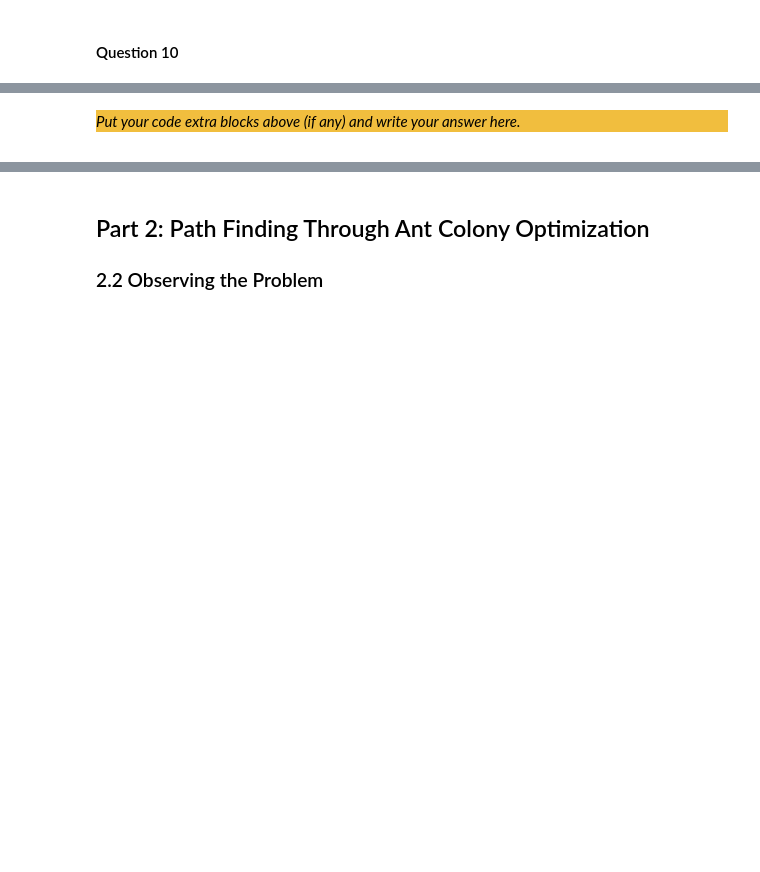
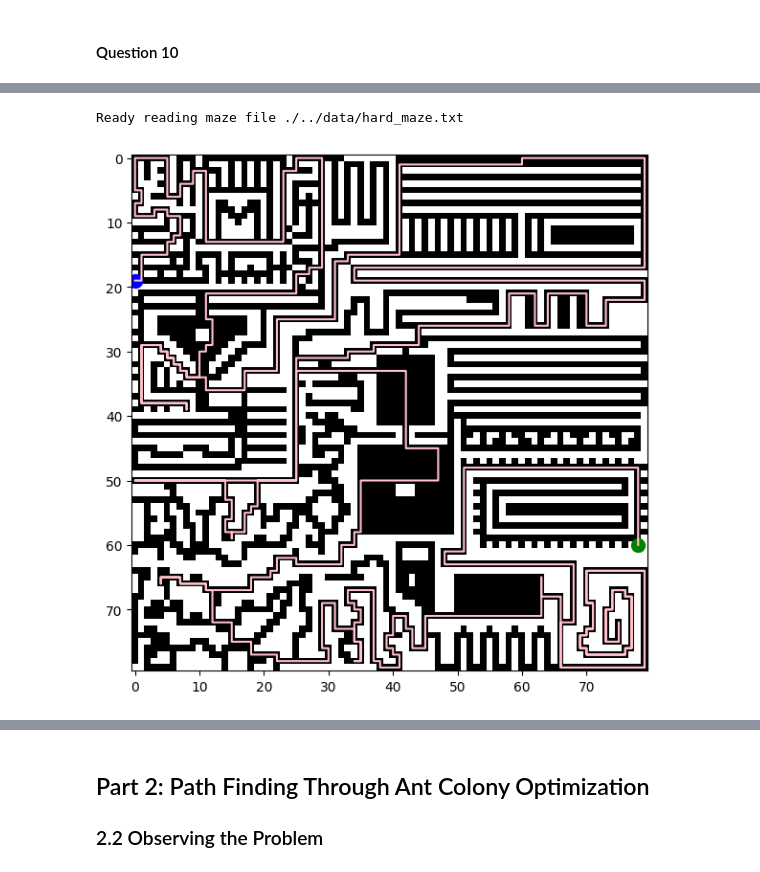
Before and after one commit to BCC-0/Assignment_2_ACO, a Jupyter notebook: src/Main.ipynb, the cells around one changed output, grey strips where cells are left out. Saved outputs shown, nothing was run; the diff lists cells and outputs as text; code cells hidden in the pictures; blank space fills up the shorter version.

```diff
--- a/src/Main.ipynb
+++ b/src/Main.ipynb
@@ -219,4 +315,59 @@ tsp_data.write_action_file(solution, "./../data/tsp_solution.txt")
-# %% [markdown]
-<div style="background-color:#f1be3e">
-
-_Put your code extra blocks above (if any) and write your answer here._
+# %%
+# REMOVE BEFORE HANDING IN. ONLY USED FOR VISUALIZATION OF THE GA SOLUTION.
+
+from VisualizerHelpers import Maze
+from Visualizer import Visualizer
+from PathSpecification import PathSpecification
+from TSPData import TSPData
+
+# Load the maze
+maze = Maze.create_maze("./../data/hard_maze.txt")
+
+# Load TSP data
+tsp_data = TSPData.read_from_file("./../data/optimal_tsp")
+
+# Your GA solution from before
+solution = ga.solve_tsp(tsp_data)
+
+# Visualize the full route step by step
+for i in range(len(solution) - 1):
+    start_idx = solution[i]
+    end_idx = solution[i + 1]
+
+    # Create a PathSpecification for this segment
+    spec = PathSpecification(tsp_data.product_locations[start_idx],
+                             tsp_data.product_locations[end_idx])
+
+    # Get the precomputed route (from TSP data)
+    route = tsp_data.product_to_product[start_idx][end_idx]
+
+    # Visualize this segment
+
+    #UNCOMMENT THIS TO SEE ALL INDIVIDUAL PATHS
+    #Visualizer.visualize_individual_path(maze, route, spec)
+# %% [output]
+Ready reading maze file ./../data/hard_maze.txt
+# %%
+# REMOVE BEFORE HANDING IN. ONLY USED FOR VISUALIZATION OF THE GA SOLUTION.
+
+# Now the full visualization of the entire route in one go.
+
+full_route = Route(tsp_data.product_locations[solution[0]])
+
+# Append all directions from each segment
+for i in range(len(solution) - 1):
+    segment = tsp_data.product_to_product[solution[i]][solution[i + 1]]  # Route object
+    for direction in segment.get_route():
+        full_route.add(direction)
+
+# Visualize as a single path
+Visualizer.visualize_individual_path(
+    maze,
+    full_route,
+    PathSpecification(
+        tsp_data.product_locations[solution[0]],
+        tsp_data.product_locations[solution[-1]]
+    )
+)
+# %% [output]
+[figure, added]
```
Also changed, not shown: parts of 16 cells of this notebook, 1 other file.
